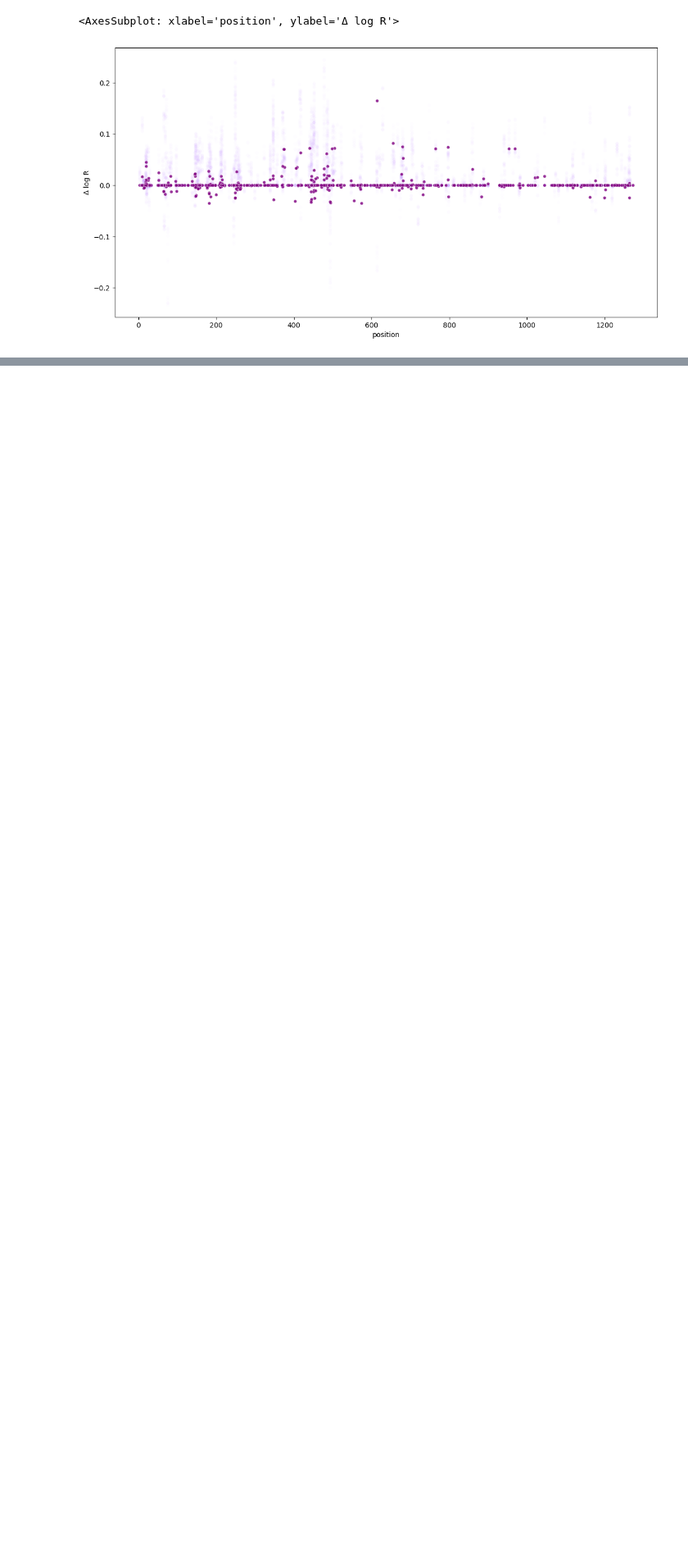
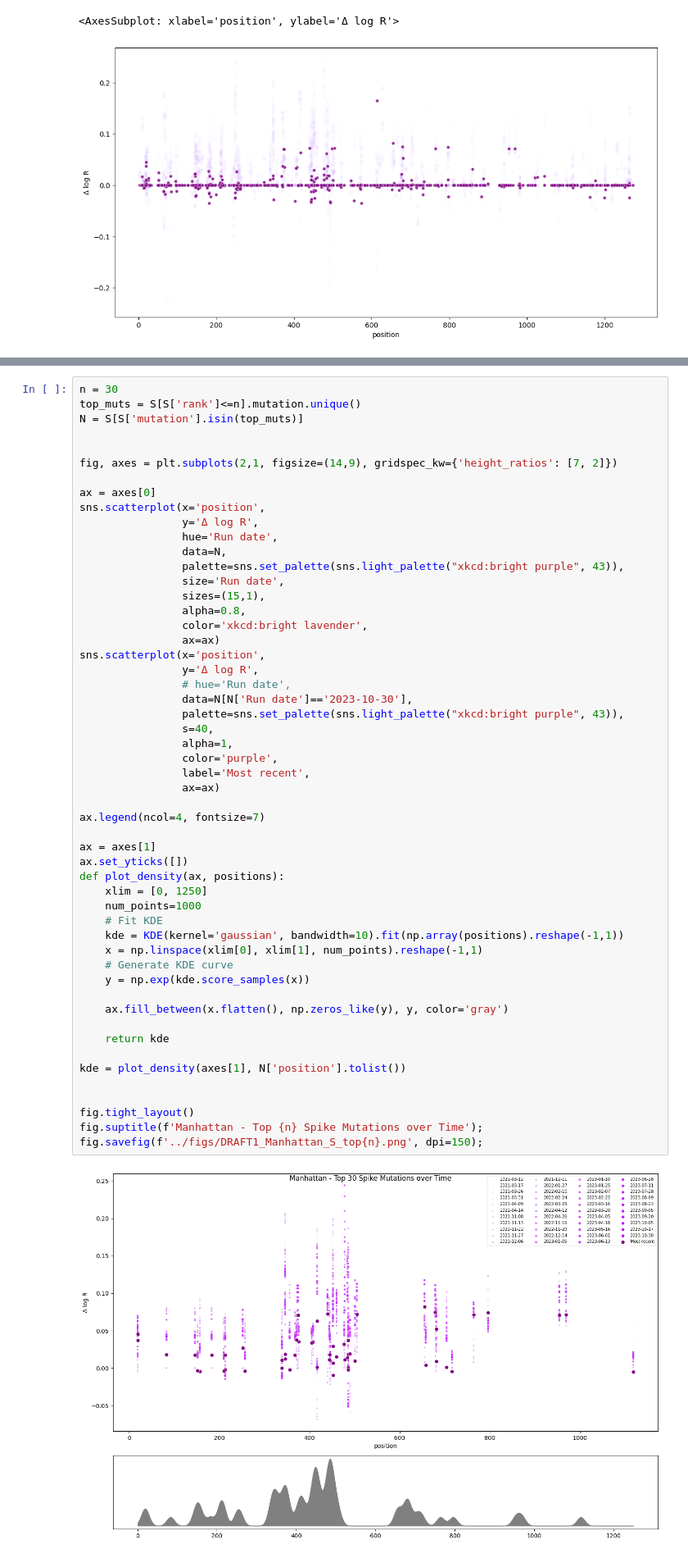
Before and after one commit to rachel-laing/retro, a Jupyter notebook: analyses/manhattans.ipynb, the cells around one changed output, grey strips where cells are left out. Shown at 82% size. Saved outputs shown, nothing was run; the diff lists cells and outputs as text; blank space fills up the shorter version.

```diff
--- a/analyses/manhattans.ipynb
+++ b/analyses/manhattans.ipynb
@@ -155,0 +205,55 @@ fig.savefig('../figs/DRAFT1_Manhattan_S.png', dpi=150);
+# %%
+n = 30
+top_muts = S[S['rank']<=n].mutation.unique()
+N = S[S['mutation'].isin(top_muts)]
+
+
+fig, axes = plt.subplots(2,1, figsize=(14,9), gridspec_kw={'height_ratios': [7, 2]})
+
+ax = axes[0]
+sns.scatterplot(x='position',
+                y='Δ log R',
+                hue='Run date',
+                data=N,
+                palette=sns.set_palette(sns.light_palette("xkcd:bright purple", 43)),
+                size='Run date',
+                sizes=(15,1),
+                alpha=0.8,
+                color='xkcd:bright lavender',
+                ax=ax)
+sns.scatterplot(x='position',
+                y='Δ log R',
+                # hue='Run date',
+                data=N[N['Run date']=='2023-10-30'],
+                palette=sns.set_palette(sns.light_palette("xkcd:bright purple", 43)),
+                s=40,
+                alpha=1,
+                color='purple',
+                label='Most recent',
+                ax=ax)
+
+ax.legend(ncol=4, fontsize=7)
+
+ax = axes[1]
+ax.set_yticks([])
+def plot_density(ax, positions):
+    xlim = [0, 1250]
+    num_points=1000
+    # Fit KDE
+    kde = KDE(kernel='gaussian', bandwidth=10).fit(np.array(positions).reshape(-1,1))
+    x = np.linspace(xlim[0], xlim[1], num_points).reshape(-1,1)
+    # Generate KDE curve
+    y = np.exp(kde.score_samples(x))
+
+    ax.fill_between(x.flatten(), np.zeros_like(y), y, color='gray')
+
+    return kde
+
+kde = plot_density(axes[1], N['position'].tolist())
+
+
+fig.tight_layout()
+fig.suptitle(f'Manhattan - Top {n} Spike Mutations over Time');
+fig.savefig(f'../figs/DRAFT1_Manhattan_S_top{n}.png', dpi=150);
+# %% [output]
+[figure, added]
```
Also changed, not shown: parts of 5 cells of this notebook, 15 other files.
